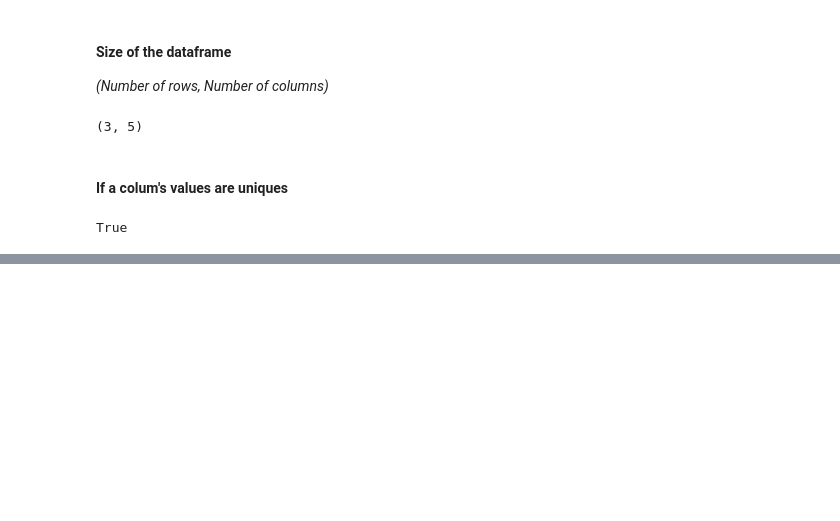
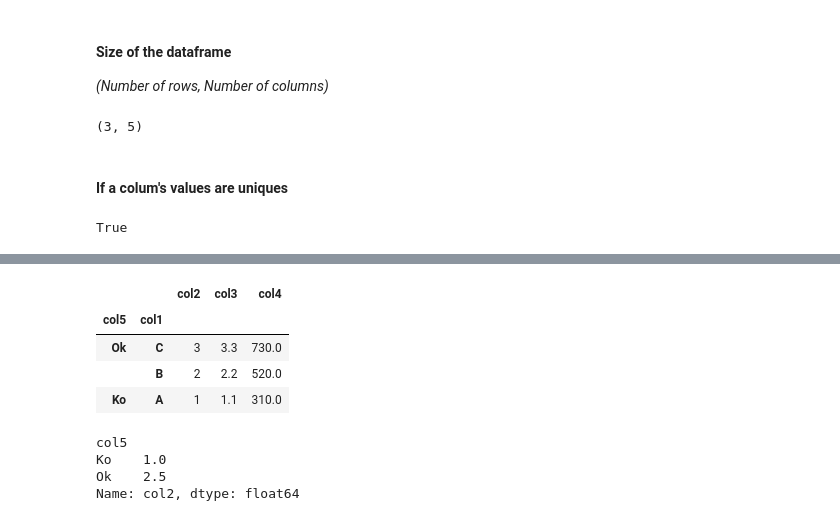
Before and after one commit to antitoine/ADAEFPL-Tips, a Jupyter notebook: 00 - General.ipynb, the cells around one changed output, grey strips where cells are left out. Saved outputs shown, nothing was run; the diff lists cells and outputs as text; code cells hidden in the pictures; blank space fills up the shorter version.

```diff
--- a/00 - General.ipynb
+++ b/00 - General.ipynb
@@ -384,0 +497,15 @@ Ok
+# %%
+df_h.sortlevel('col1', ascending=False).head()
+# %% [output]
+|  |  | col2 | col3 | col4 |
+| col5 | col1 |  |  |  |
+| Ok | C | 3 | 3.3 | 730.0 |
+|  | B | 2 | 2.2 | 520.0 |
+| Ko | A | 1 | 1.1 | 310.0 |
+# %%
+df_h.groupby(level='col5', axis=0)['col2'].mean()
+# %% [output]
+col5
+Ko    1.0
+Ok    2.5
+Name: col2, dtype: float64
```
Also changed, not shown: parts of 25 cells of this notebook, 1 other file.
